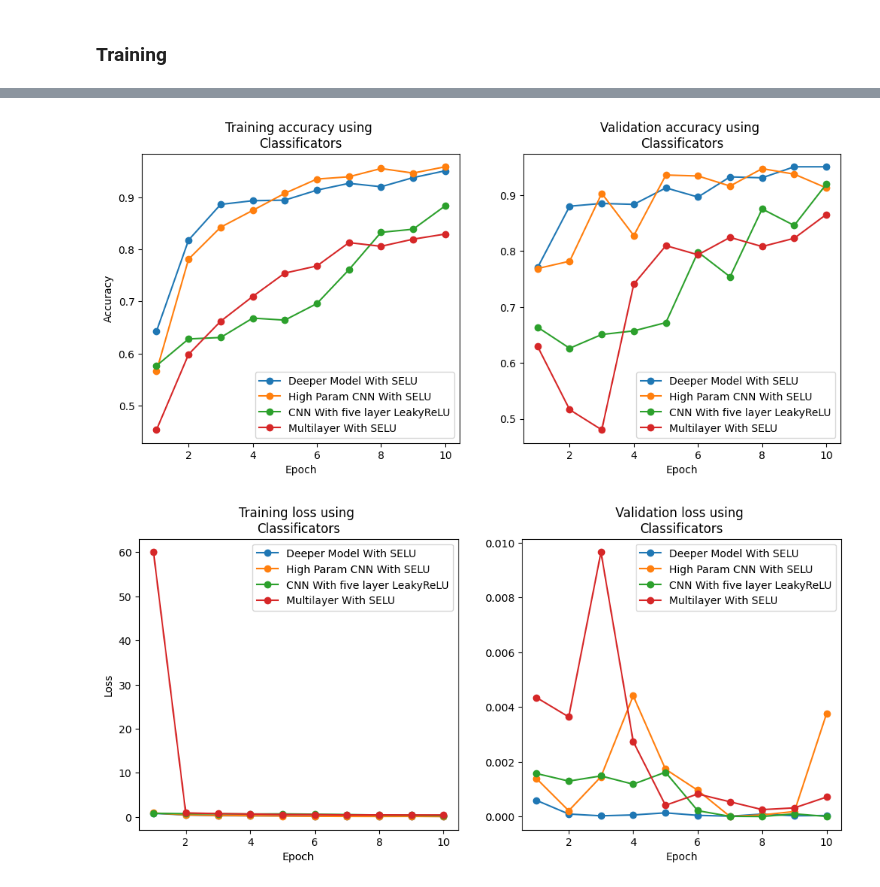
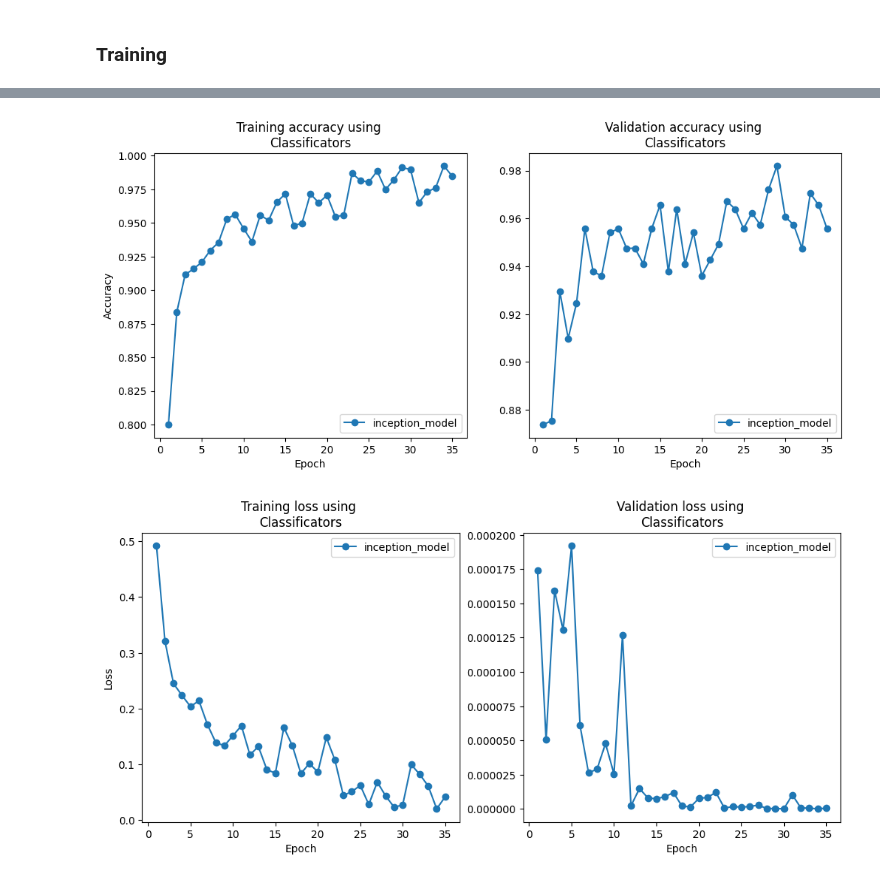
Before and after one commit to ggonzalesd/Deep-Learning-Project, a Jupyter notebook: project.ipynb, the cells around one changed output, grey strips where cells are left out. Cells and saved outputs as stored; diff of their text form; code cells hidden in the pictures.

```diff
--- a/project.ipynb
+++ b/project.ipynb
@@ -278,7 +278,7 @@ for i in range(10):
 model = InceptionModel()
 optimizer = optim.Adam(model.parameters(), 0.01)
 
-epochs = 10
+epochs = 35
 inception_model = Trainer.train(
   train_dataloader, val_dataloader, model,
   optimizer, device, epochs,
@@ -289,13 +311,10 @@ KeyboardInterrupt:
 # %%
 info = {
-    'Deeper Model With SELU': deeper_model_with_selu_dic,
-    'High Param CNN With SELU': high_param_cnn_with_selu_dic,
-    'CNN With five layer LeakyReLU': cnn_with_five_layer_leakyrelu_dic,
-    'Multilayer With SELU': multilayer_with_selu_dic
+    'inception_model': inception_model
 }
 
 plot_metric_from_array(info, '\nClassificators')
 plot_metric_from_array(info, '\nClassificators', metric='loss', legend='upper right')
 # %% [output]
-[figure, old version]
+[figure, new version]
-[figure, old version]
+[figure, new version]
```
Also changed, not shown: parts of 3 cells of this notebook.
